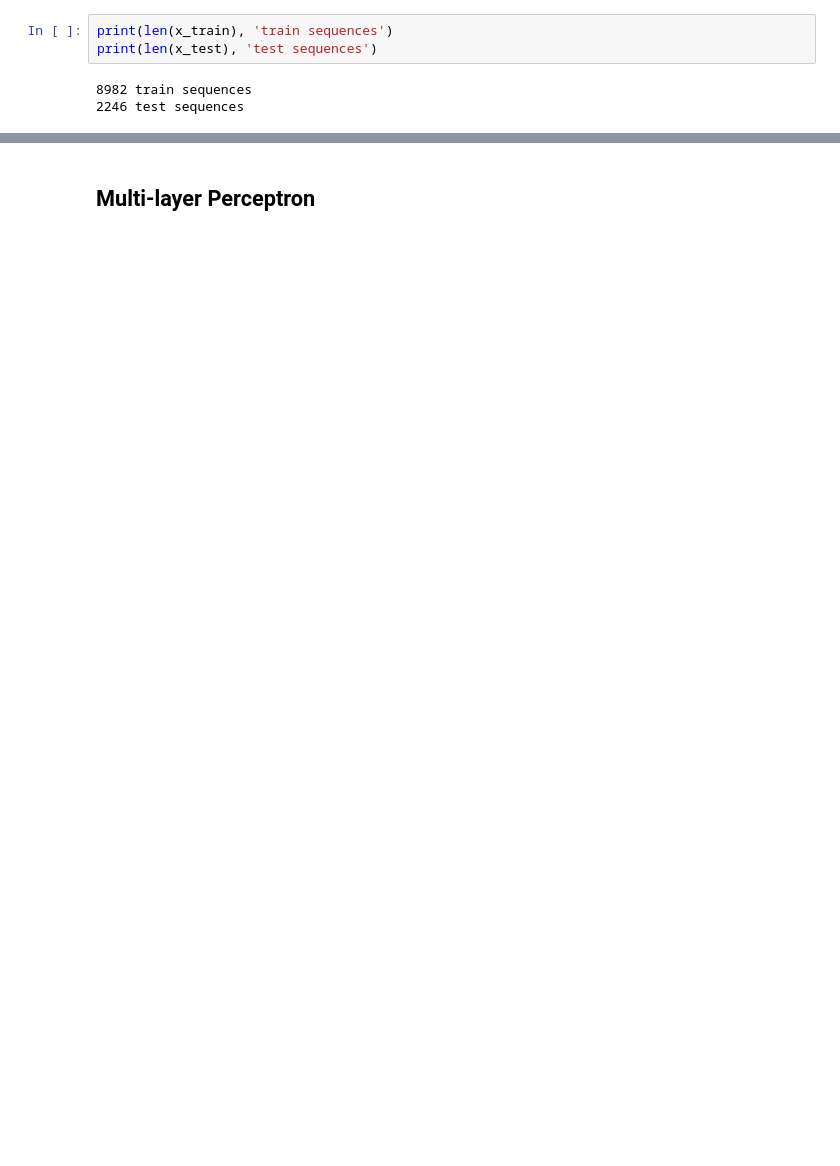
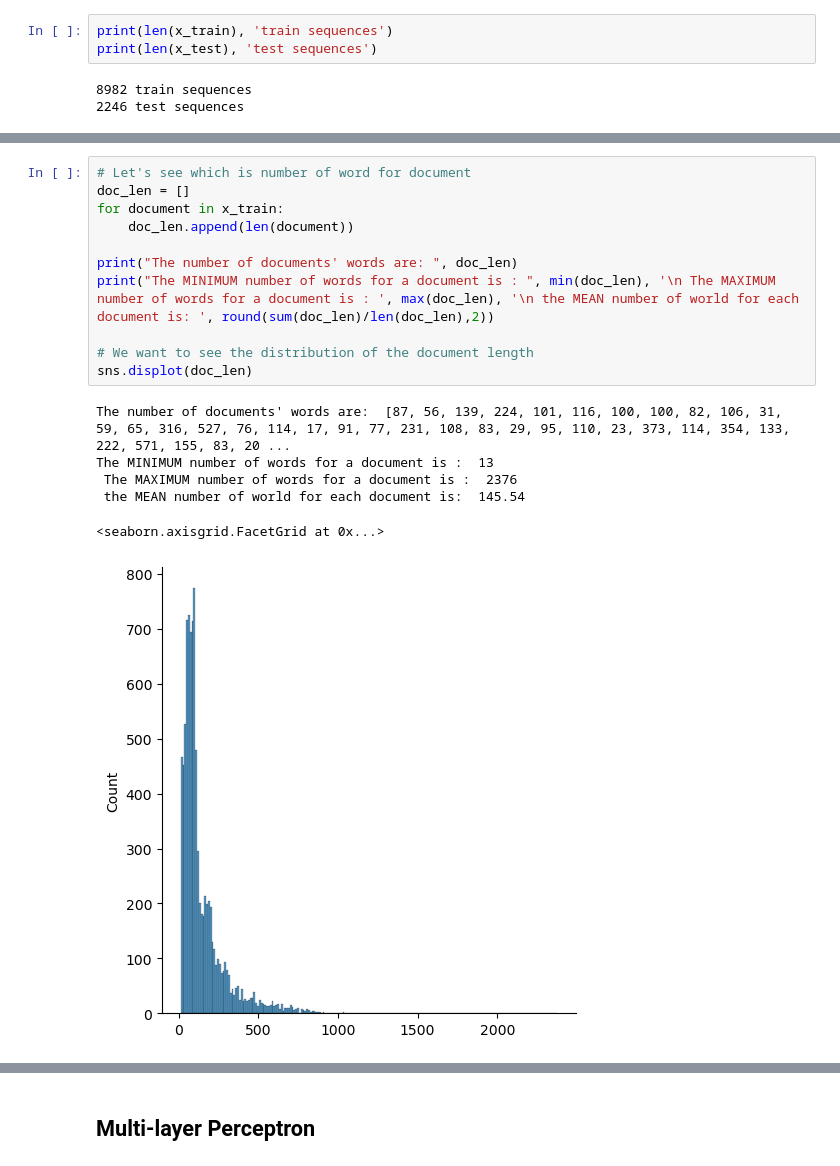
Before and after one commit to RaffaeleSann/final_project, a Jupyter notebook: MLP_with_PSO.ipynb, the cells around one changed output, grey strips where cells are left out. Saved outputs shown, nothing was run; the diff lists cells and outputs as text; blank space fills up the shorter version.

```diff
--- a/MLP_with_PSO.ipynb
+++ b/MLP_with_PSO.ipynb
@@ -32,0 +45,18 @@ print(num_classes, 'classes')
+# %%
+# Let's see which is number of word for document
+doc_len = []
+for document in x_train:
+    doc_len.append(len(document))
+
+print("The number of documents' words are: ", doc_len)
+print("The MINIMUM number of words for a document is : ", min(doc_len), '\n The MAXIMUM number of words for a document is : ', max(doc_len), '\n the MEAN number of world for each document is: ', round(sum(doc_len)/len(doc_len),2))
+
+# We want to see the distribution of the document length
+sns.displot(doc_len)
+# %% [output]
+The number of documents' words are:  [87, 56, 139, 224, 101, 116, 100, 100, 82, 106, 31, 59, 65, 316, 527, 76, 114, 17, 91, 77, 231, 108, 83, 29, 95, 110, 23, 373, 114, 354, 133, 222, 571, 155, 83, 20 ...
+The MINIMUM number of words for a document is :  13
+ The MAXIMUM number of words for a document is :  2376
+ the MEAN number of world for each document is:  145.54
+<seaborn.axisgrid.FacetGrid at 0x...>
+[figure, added]
```
Also changed, not shown: parts of 15 cells of this notebook, 1 other file.
